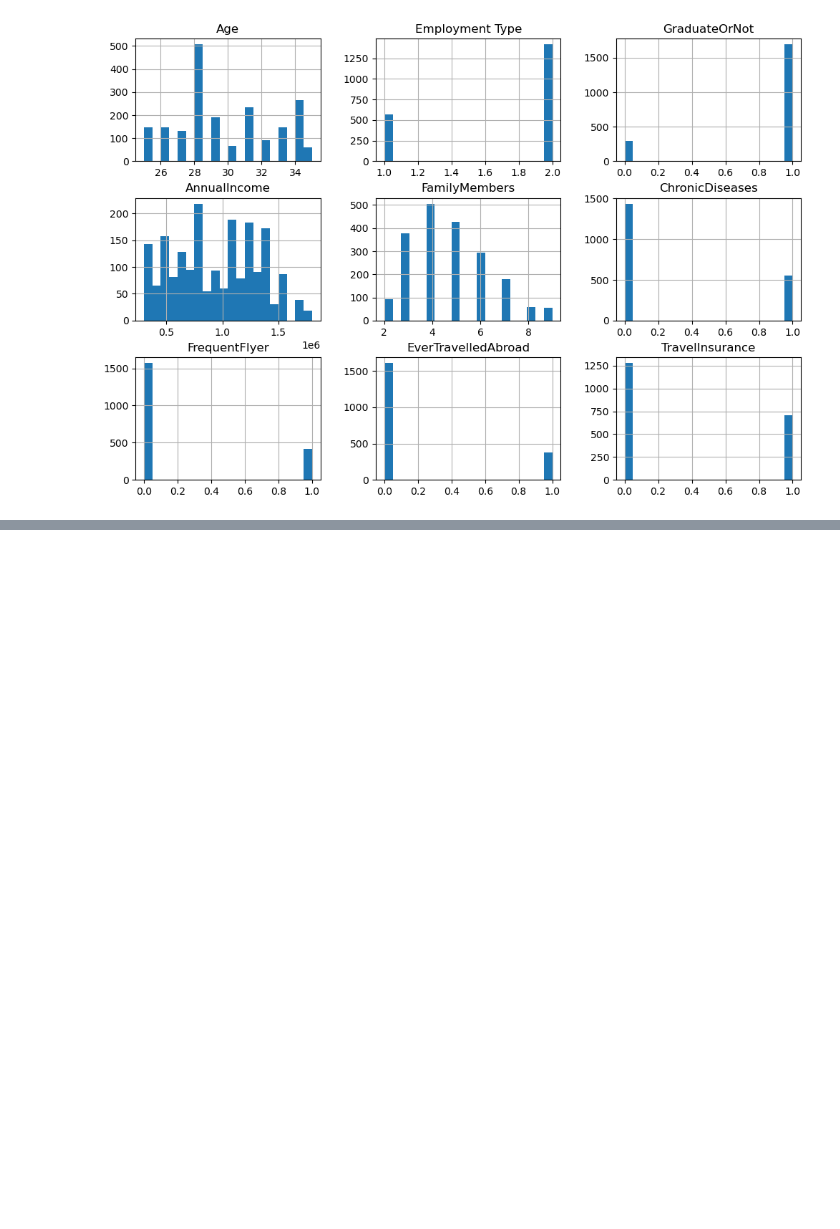
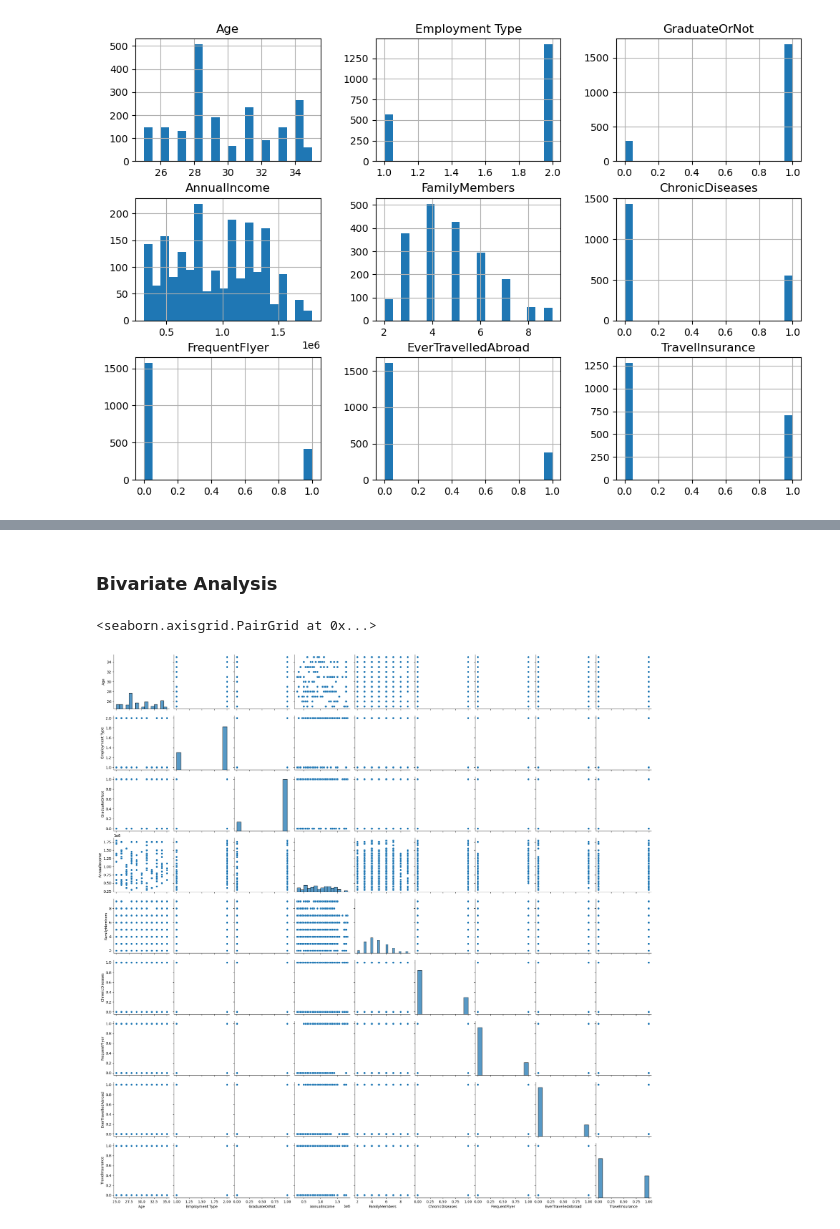
Before and after one commit to lojnys/data_science_project, a Jupyter notebook: Travel_Insurance_Classification/Proposal.ipynb, the cells around one changed output, grey strips where cells are left out. Drawn from its saved outputs; the diff is of its cells as text; code cells hidden in the pictures; blank space fills up the shorter version.

Commit message:
added observations on univariate/bivariate analysis; needs to work more on bolded part

```diff
--- a/Travel_Insurance_Classification/Proposal.ipynb
+++ b/Travel_Insurance_Classification/Proposal.ipynb
@@ -163,0 +225,7 @@ plt.show()
+# %% [markdown]
+### Bivariate Analysis
+# %%
+sns.pairplot(data=data)
+# %% [output]
+<seaborn.axisgrid.PairGrid at 0x...>
+[figure, added]
```
Also changed, not shown: parts of 13 cells of this notebook.
